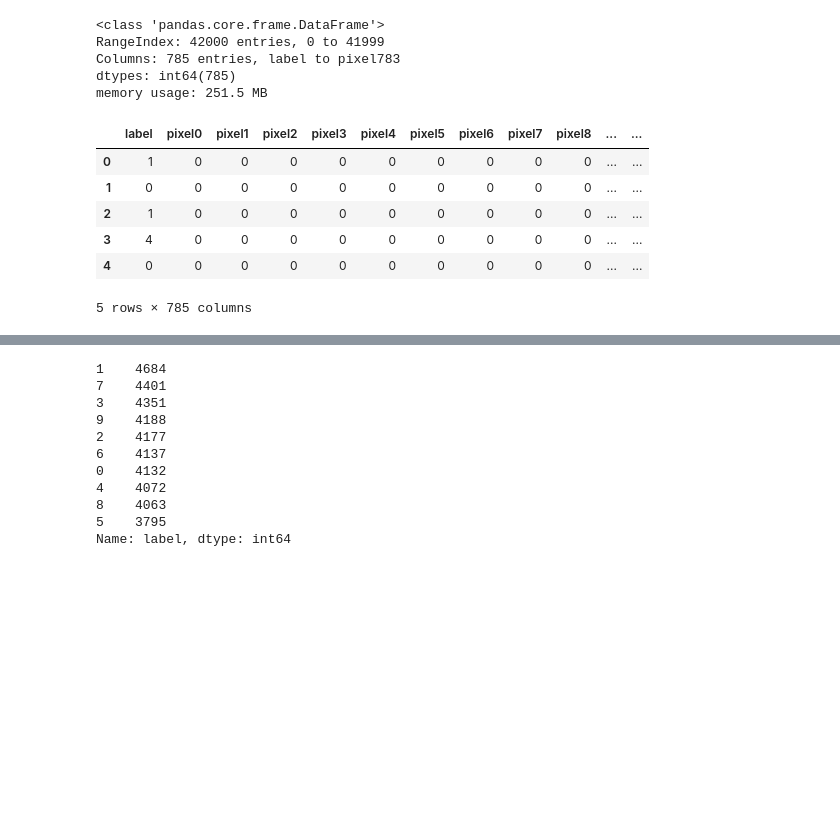
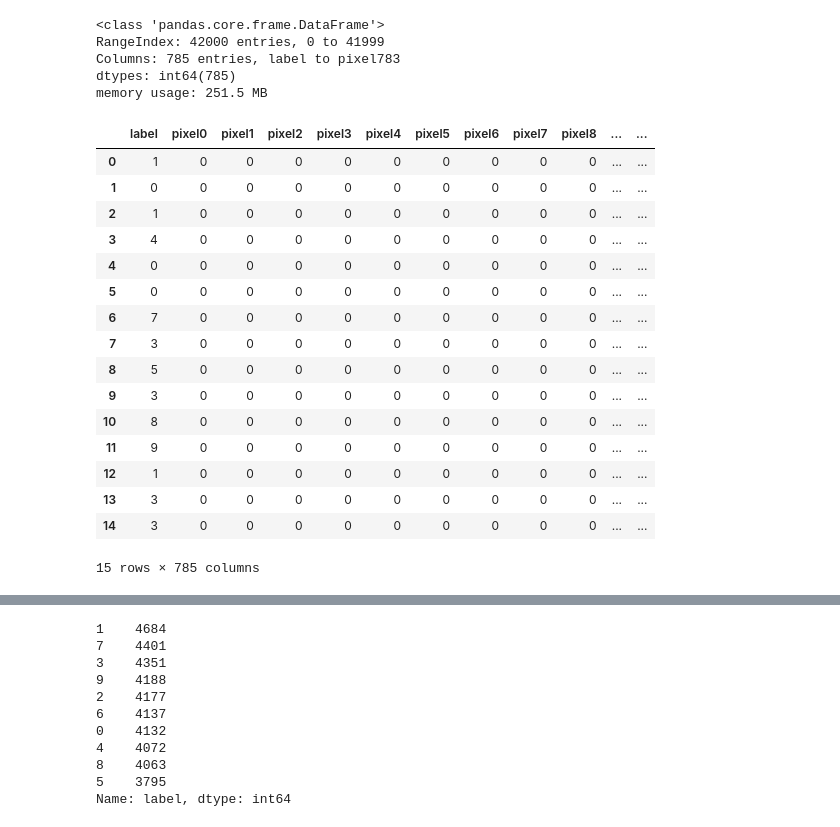
Before and after one commit to rodriguescarson/MNSIST_Handwritten_Digit_Recognition-SVM, a Jupyter notebook: MNIST_Handwritten_Digit_Recognition-SVM.ipynb, the cells around one changed output, grey strips where cells are left out. Cells and saved outputs as stored; diff of their text form; code cells hidden in the pictures; blank space fills up the shorter version.

```diff
--- a/MNIST_Handwritten_Digit_Recognition-SVM.ipynb
+++ b/MNIST_Handwritten_Digit_Recognition-SVM.ipynb
@@ -19,13 +19,23 @@ dtypes: int64(785)
 memory usage: 251.5 MB
 # %%
 # head
-digits.head()
+digits.head(15)
 # %% [output]
 |  | label | pixel0 | pixel1 | pixel2 | pixel3 | pixel4 | pixel5 | pixel6 | pixel7 | pixel8 | ... | ... |
 | 0 | 1 | 0 | 0 | 0 | 0 | 0 | 0 | 0 | 0 | 0 | ... | ... |
 | 1 | 0 | 0 | 0 | 0 | 0 | 0 | 0 | 0 | 0 | 0 | ... | ... |
 | 2 | 1 | 0 | 0 | 0 | 0 | 0 | 0 | 0 | 0 | 0 | ... | ... |
 | 3 | 4 | 0 | 0 | 0 | 0 | 0 | 0 | 0 | 0 | 0 | ... | ... |
 | 4 | 0 | 0 | 0 | 0 | 0 | 0 | 0 | 0 | 0 | 0 | ... | ... |
+| 5 | 0 | 0 | 0 | 0 | 0 | 0 | 0 | 0 | 0 | 0 | ... | ... |
+| 6 | 7 | 0 | 0 | 0 | 0 | 0 | 0 | 0 | 0 | 0 | ... | ... |
+| 7 | 3 | 0 | 0 | 0 | 0 | 0 | 0 | 0 | 0 | 0 | ... | ... |
+| 8 | 5 | 0 | 0 | 0 | 0 | 0 | 0 | 0 | 0 | 0 | ... | ... |
+| 9 | 3 | 0 | 0 | 0 | 0 | 0 | 0 | 0 | 0 | 0 | ... | ... |
+| 10 | 8 | 0 | 0 | 0 | 0 | 0 | 0 | 0 | 0 | 0 | ... | ... |
+| 11 | 9 | 0 | 0 | 0 | 0 | 0 | 0 | 0 | 0 | 0 | ... | ... |
+| 12 | 1 | 0 | 0 | 0 | 0 | 0 | 0 | 0 | 0 | 0 | ... | ... |
+| 13 | 3 | 0 | 0 | 0 | 0 | 0 | 0 | 0 | 0 | 0 | ... | ... |
+| 14 | 3 | 0 | 0 | 0 | 0 | 0 | 0 | 0 | 0 | 0 | ... | ... |
-5 rows × 785 columns
+15 rows × 785 columns
 # %%
```
Also changed, not shown: parts of 6 cells of this notebook.
